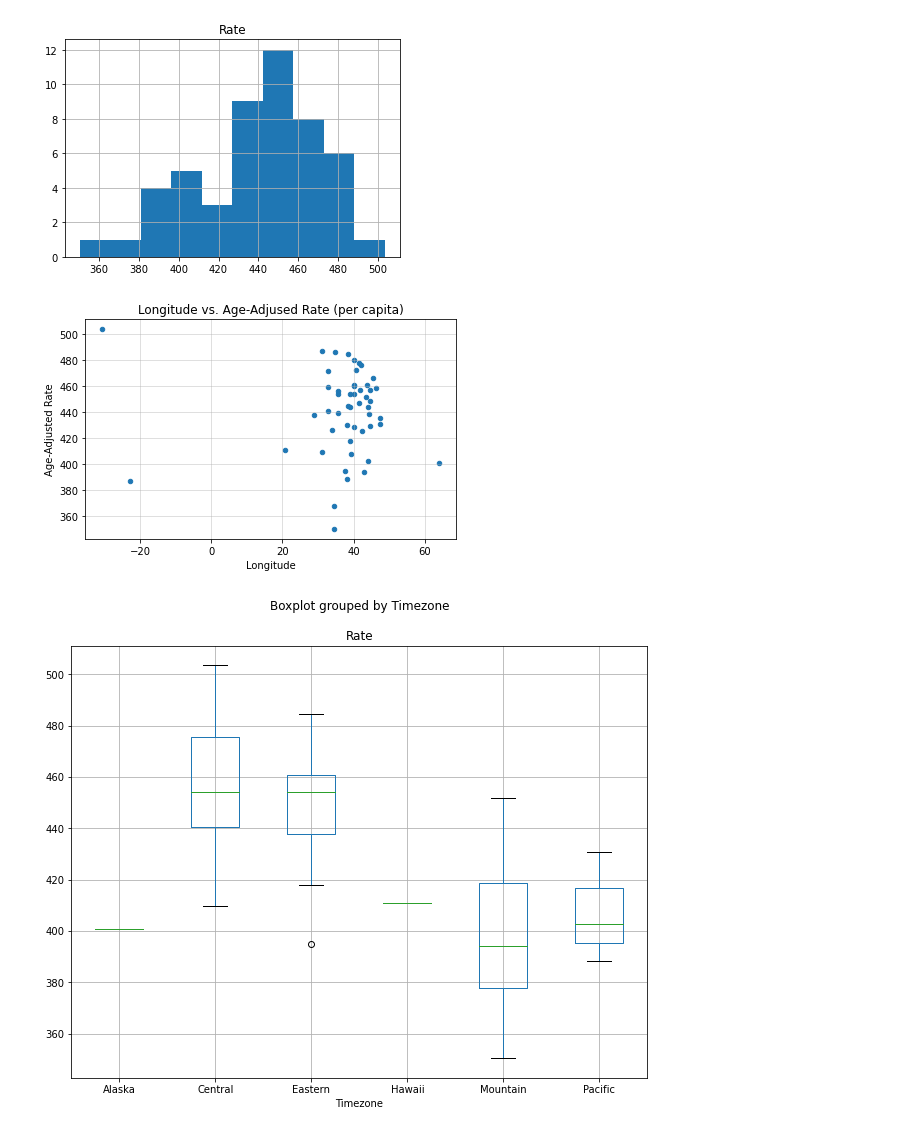
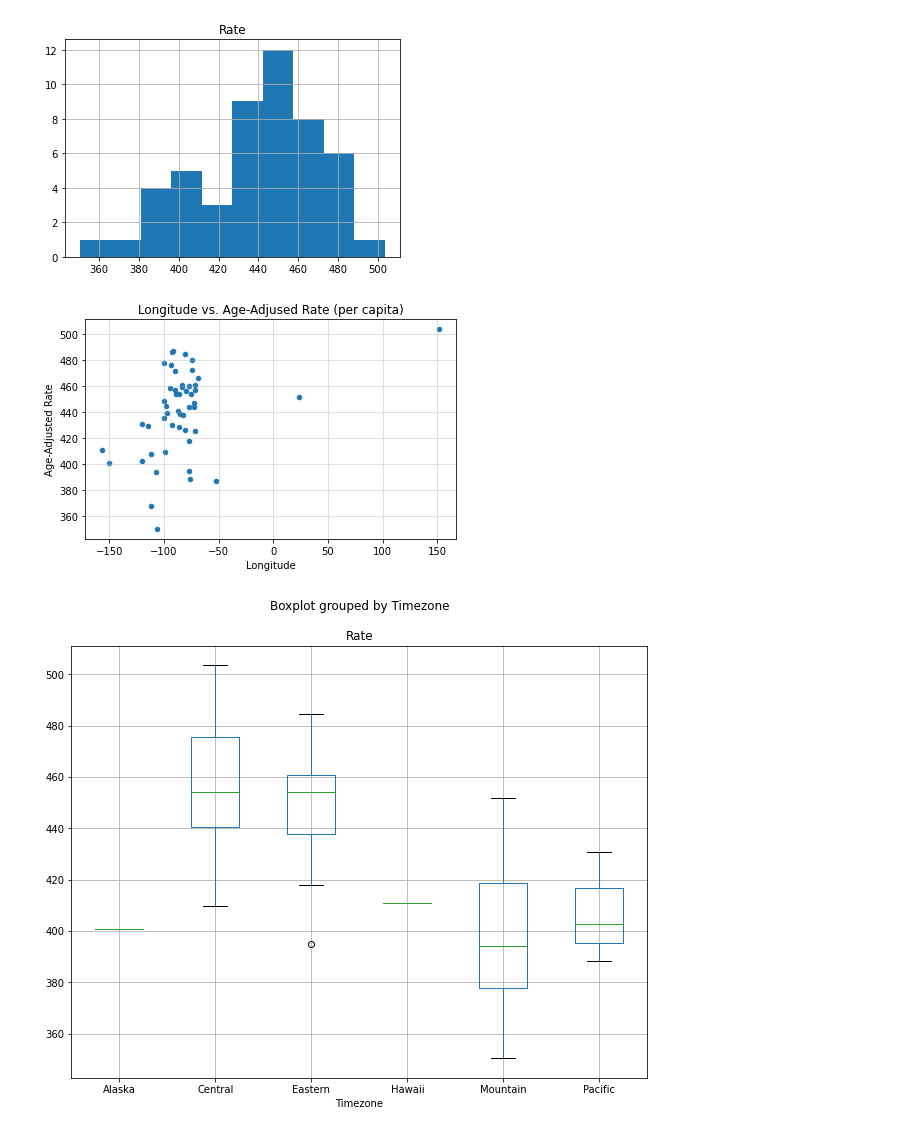
Before and after one commit to luliang333/group_project_1, a Jupyter notebook: longitude.ipynb, the cells around one changed output. Cells and saved outputs as stored; diff of their text form; code cells hidden in the pictures.

Commit message:
Updating long scatter

```diff
--- a/longitude.ipynb
+++ b/longitude.ipynb
@@ -136,20 +136,20 @@ plt.savefig('Images/lng_histogram.png')
 # %%
 #plt.scatter(lng_df['Lon'], lng_df['Rate'])
 #plt.savefig('Images/lng_scatter.png')
 
 lng_df.plot.scatter(
-    x = 'Lat',
+    x = 'Lon',
     y = 'Rate',
 )
 plt.grid(alpha=0.5)
 plt.xlabel('Longitude')
 plt.ylabel('Age-Adjusted Rate')
 plt.title(f'Longitude vs. Age-Adjused Rate (per capita)')
 plt.tight_layout()
 plt.savefig('Images/lng_scatter.png')
 plt.show()
 # %% [output]
-[figure, old version]
+[figure, new version]
 # %%
 lng_df.boxplot('Rate',by='Timezone', figsize=(10,8))
 plt.savefig('Images/lng_boxplot.png')
```
Also changed, not shown: 1 other file.
